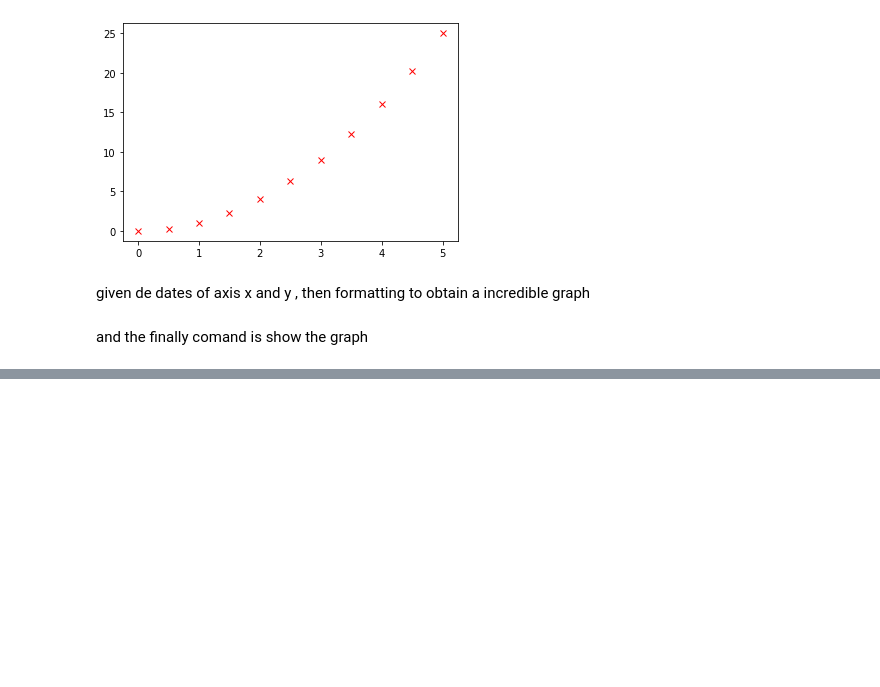
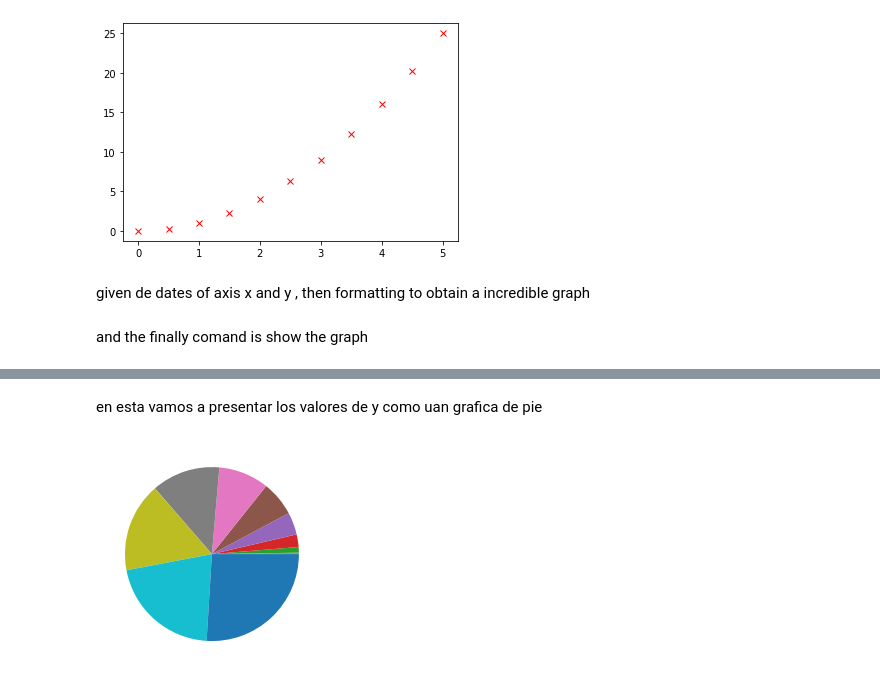
Before and after one commit to hasturseven/visualizacionDatos, a Jupyter notebook: pyplotBasico.ipynb, the cells around one changed output, grey strips where cells are left out. Cells and saved outputs as stored; diff of their text form; code cells hidden in the pictures; blank space fills up the shorter version.

```diff
--- a/pyplotBasico.ipynb
+++ b/pyplotBasico.ipynb
@@ -24,0 +53,7 @@ and the finally comand is show the graph
+# %% [markdown]
+en esta vamos a presentar los valores de y como uan grafica de pie
+# %%
+plt.pie(y)
+plt.show()
+# %% [output]
+[figure, added]
```
Also changed, not shown: parts of 10 cells of this notebook, 6 other files.
